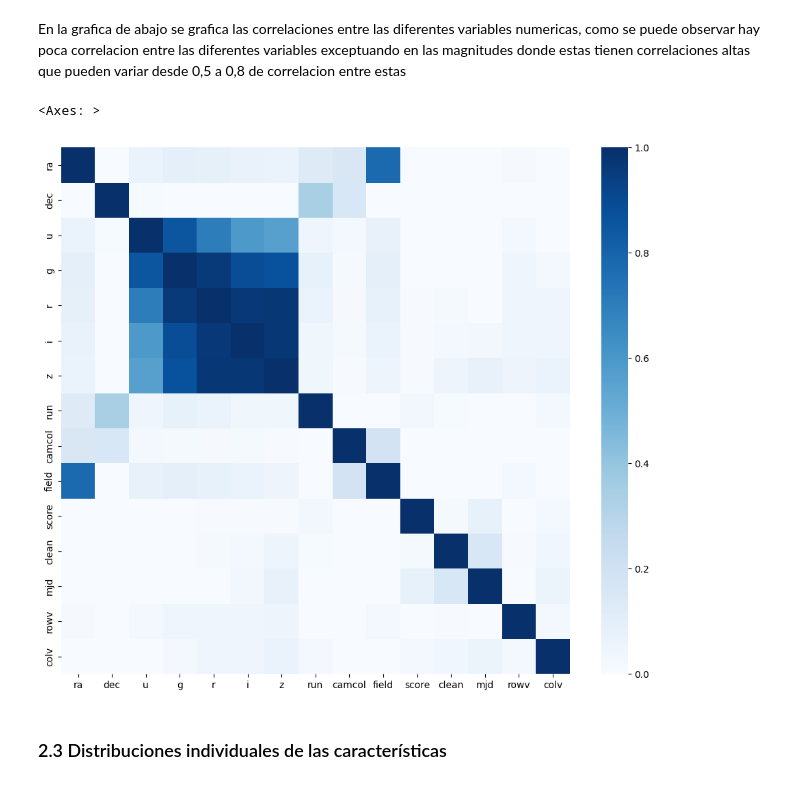
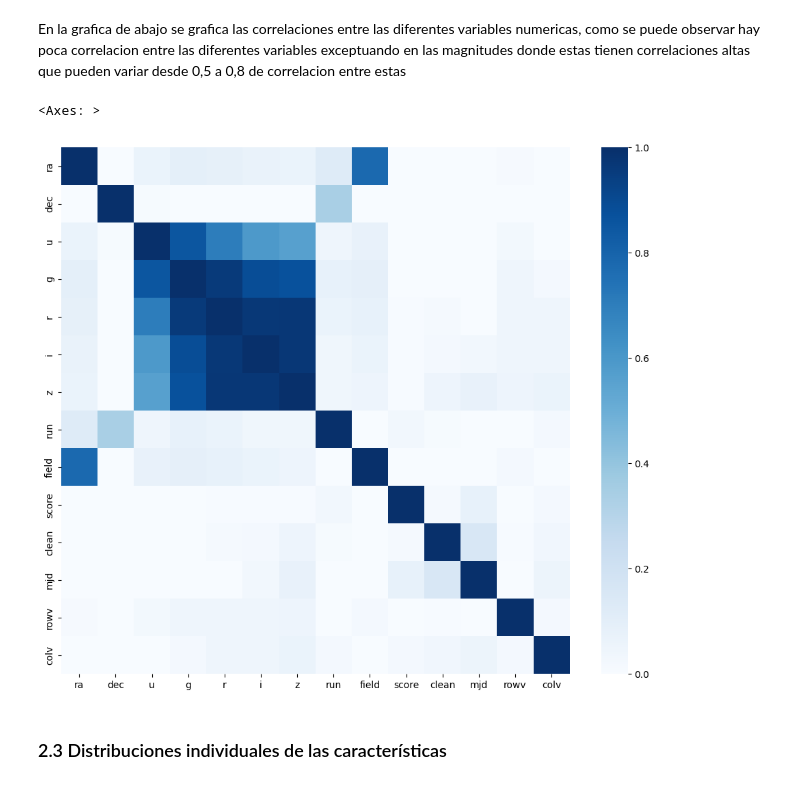
Before and after one commit to andreschaparr0/Laboratorios-BI, a Jupyter notebook: Lab 1.ipynb, the cells around one changed output. Saved outputs shown, nothing was run; the diff lists cells and outputs as text; code cells hidden in the pictures.

```diff
--- a/Lab 1.ipynb
+++ b/Lab 1.ipynb
@@ -146,12 +146,12 @@ Passing `palette` without assigning `hue` is deprecated and will be removed in v
 # %% [markdown]
 En la grafica de abajo se grafica las correlaciones entre las diferentes variables numericas, como se puede observar hay poca correlacion entre las diferentes variables exceptuando en las magnitudes donde estas tienen correlaciones altas que pueden variar desde 0,5 a 0,8 de correlacion entre estas
 # %%
-features = [ "ra", "dec", "u", "g", "r", "i", "z", "run", "camcol", "field", "score", "clean", "mjd", "rowv", "colv"]
+features = [ "ra", "dec", "u", "g", "r", "i", "z", "run", "field", "score", "clean", "mjd", "rowv", "colv"]
 plt.figure(figsize=(12, 10))
 sns.heatmap(train_data[features].corr(), cmap="Blues", vmin=0, vmax=1)
 # %% [output]
 <Axes: >
-[figure, old version]
+[figure, new version]
 # %% [markdown]
 ### 2.3 Distribuciones individuales de las características
 # %% [markdown]
```
Also changed, not shown: parts of 20 cells of this notebook.
